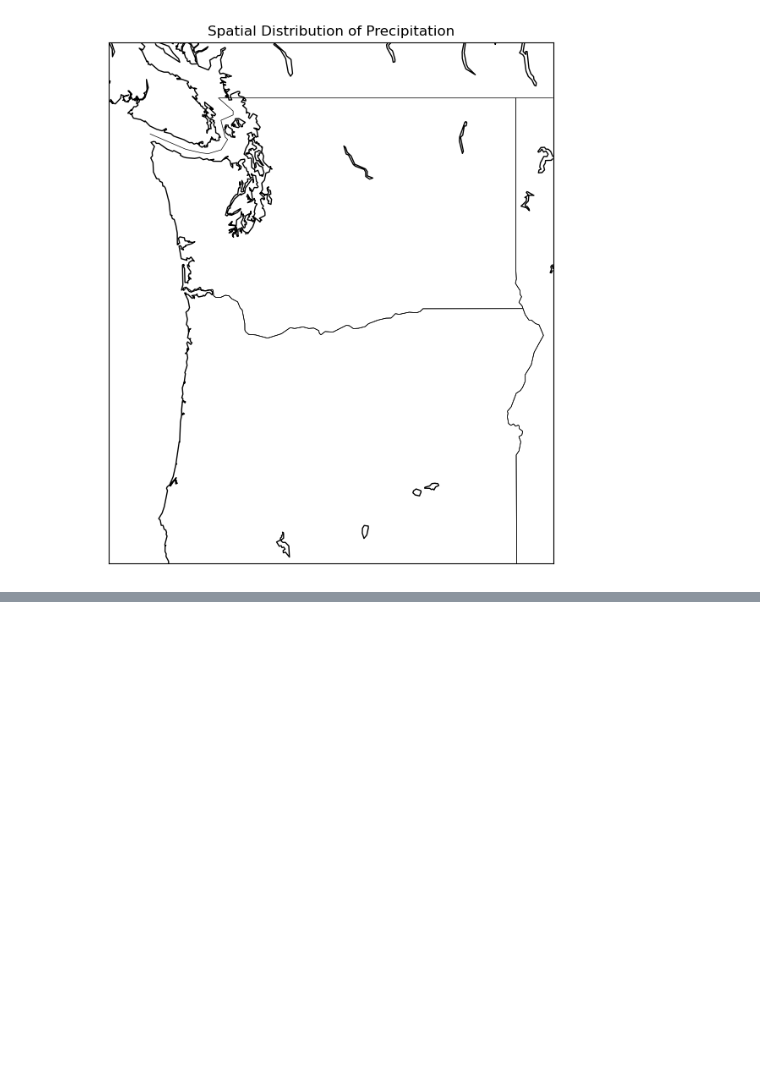
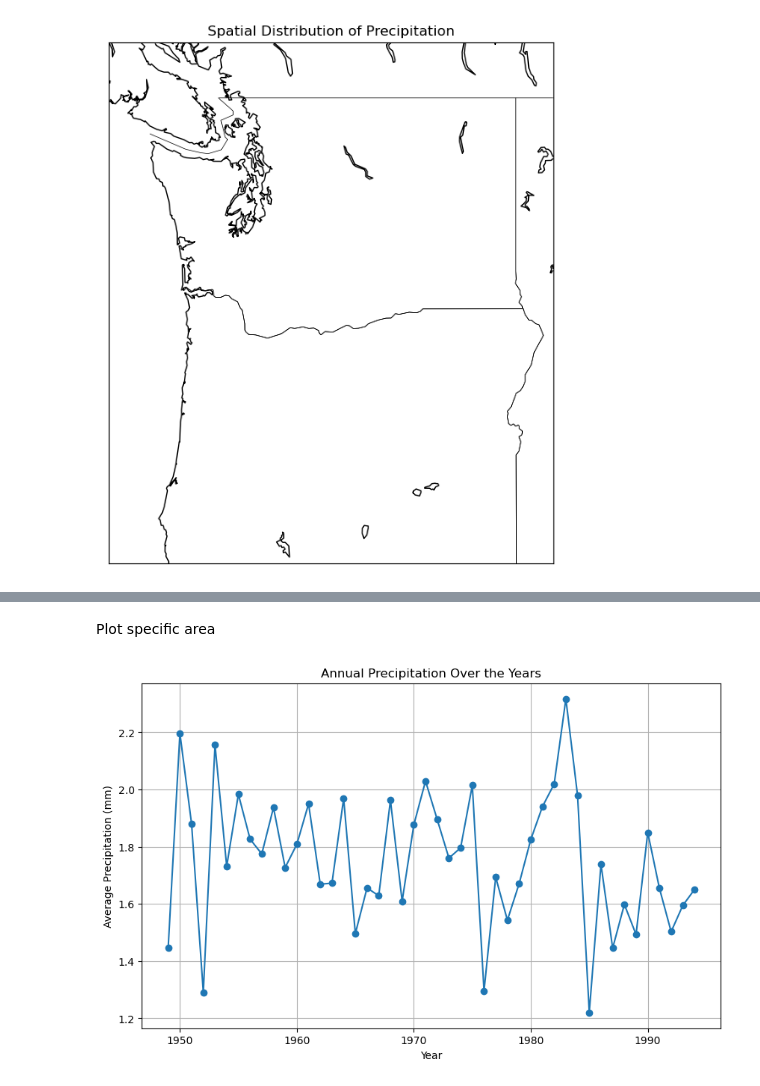
Before and after one commit to CHZY-1/Precipitation_Forecasting_with_Geospatial_data, a Jupyter notebook: precipitation_spatial_eda_xarray.ipynb, the cells around one changed output, grey strips where cells are left out. Saved outputs shown, nothing was run; the diff lists cells and outputs as text; code cells hidden in the pictures; blank space fills up the shorter version.

```diff
--- a/precipitation_spatial_eda_xarray.ipynb
+++ b/precipitation_spatial_eda_xarray.ipynb
@@ -277,0 +453,14 @@ ValueError: Index contains duplicate entries, cannot reshape
+# %% [markdown]
+Plot specific area
+# %%
+average_precipitation_df = df_flat.groupby('year')['precipitation'].mean().reset_index()
+
+plt.figure(figsize=(10, 6))
+plt.plot(average_precipitation_df['year'], average_precipitation_df['precipitation'], marker='o', linestyle='-')
+plt.title('Annual Precipitation Over the Years')
+plt.xlabel('Year')
+plt.ylabel('Average Precipitation (mm)')
+plt.grid(True)
+plt.show()
+# %% [output]
+[figure, added]
```
Also changed, not shown: parts of 68 cells of this notebook.
